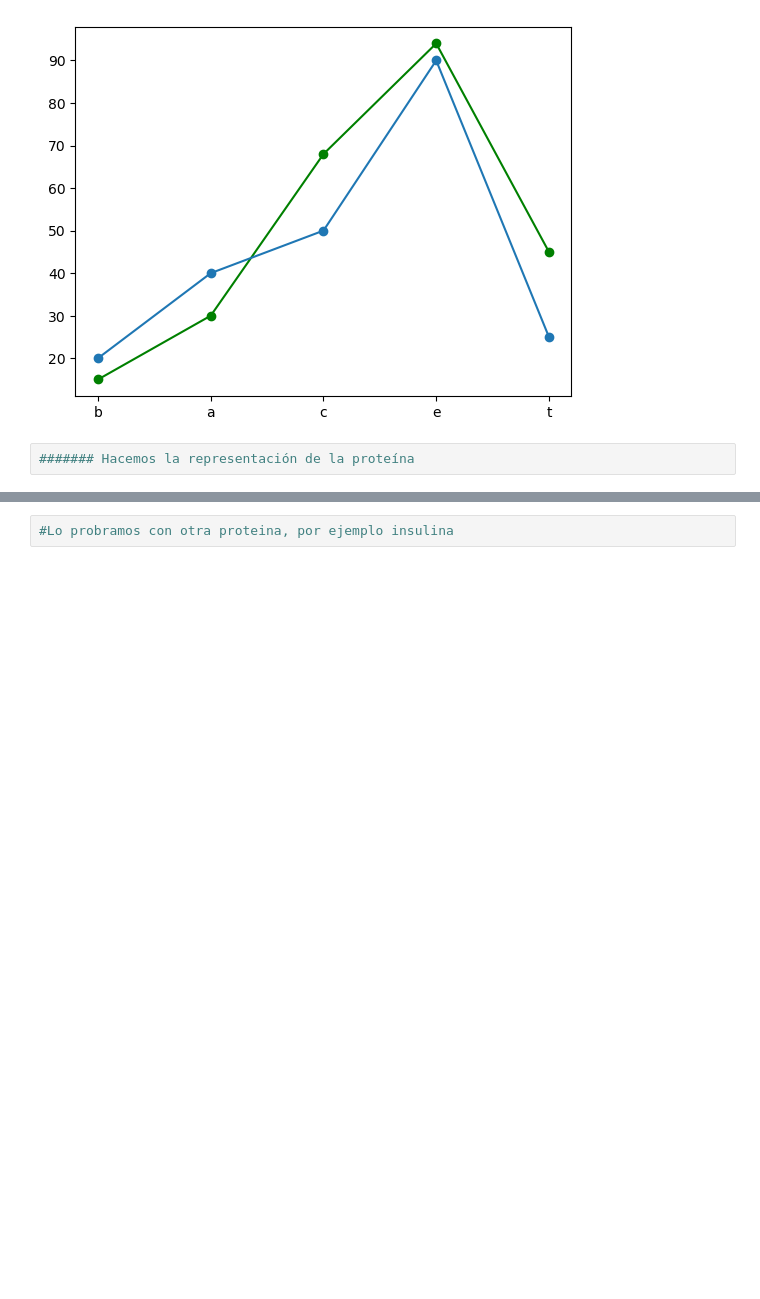
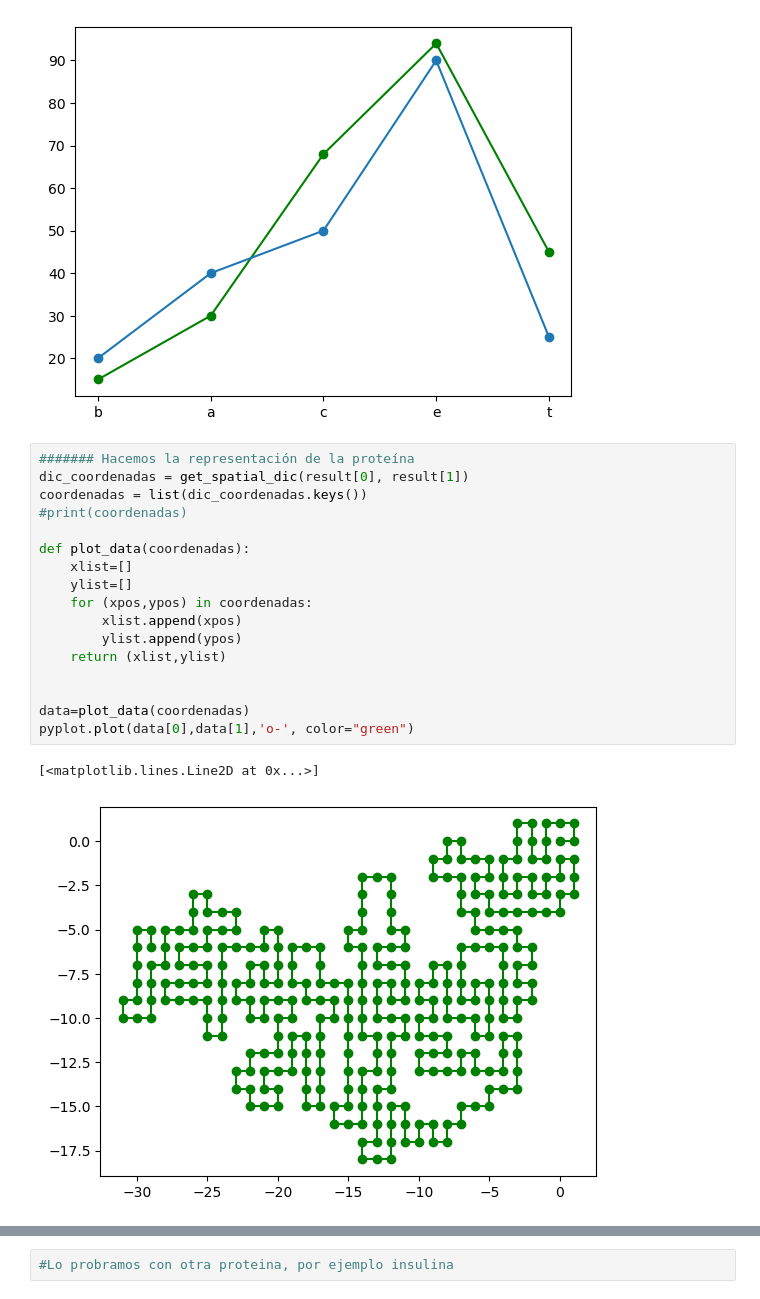
Before and after one commit to Marquicam4/BAG_2023-2024, a Jupyter notebook: plegado2D_enunciado23.ipynb, the cells around one changed output, grey strips where cells are left out. Cells and saved outputs as stored; diff of their text form; blank space fills up the shorter version.

```diff
--- a/plegado2D_enunciado23.ipynb
+++ b/plegado2D_enunciado23.ipynb
@@ -498,5 +498,23 @@ pyplot.plot(["b","a","c","e","t"], [20,40,50,90,25],'o-')
 # %% [output]
 [<matplotlib.lines.Line2D at 0x...>]
 [figure]
-# %%
-####### Hacemos la representación de la proteína
+# %%
+####### Hacemos la representación de la proteína
+dic_coordenadas = get_spatial_dic(result[0], result[1])
+coordenadas = list(dic_coordenadas.keys())
+#print(coordenadas)
+
+def plot_data(coordenadas):
+    xlist=[]
+    ylist=[]
+    for (xpos,ypos) in coordenadas:
+        xlist.append(xpos)
+        ylist.append(ypos)
+    return (xlist,ylist)
+
+
+data=plot_data(coordenadas)
+pyplot.plot(data[0],data[1],'o-', color="green")
+# %% [output]
+[<matplotlib.lines.Line2D at 0x...>]
+[figure, added]
```
Also changed, not shown: parts of 4 cells of this notebook.
